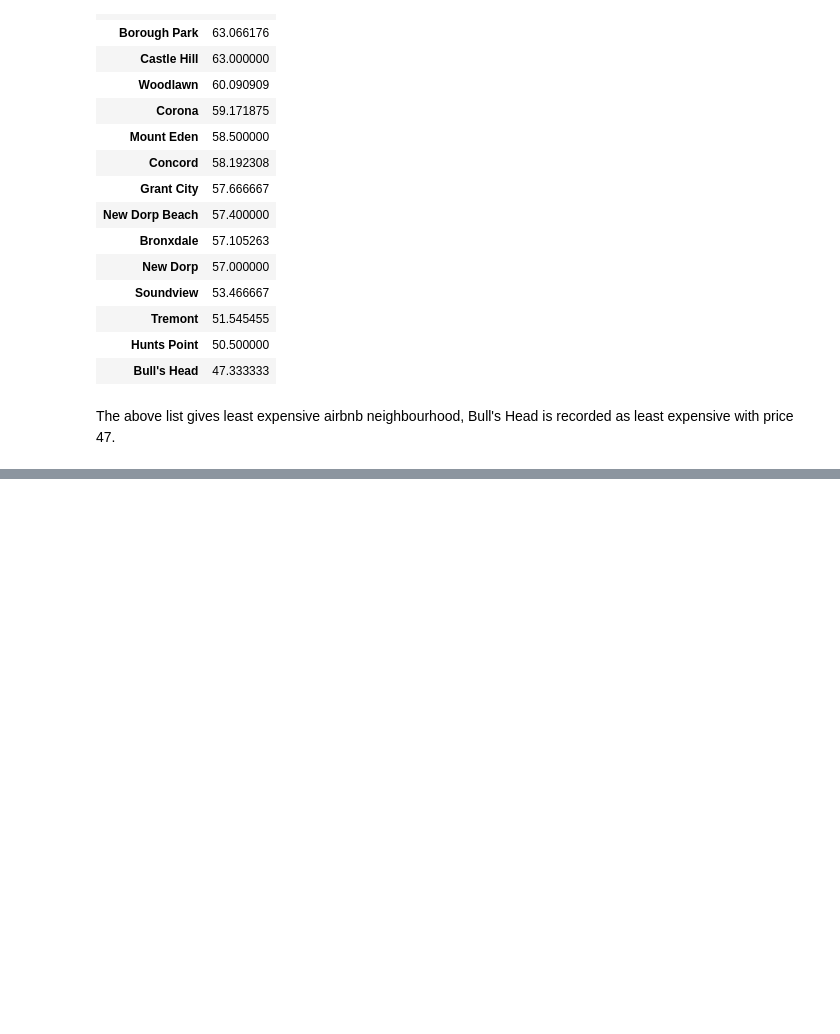
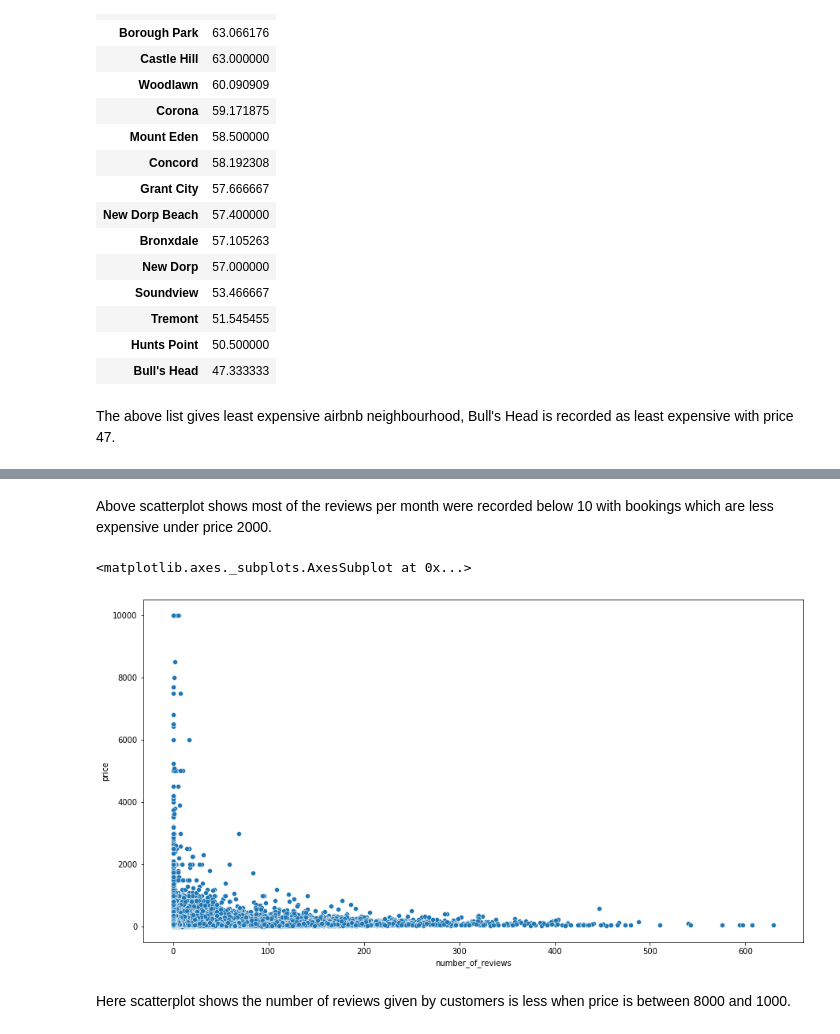
Before and after one commit to Rubina-Fathima/-EDA-Airbnb-NYC-2019-, a Jupyter notebook: Untitled1.ipynb, the cells around one changed output, grey strips where cells are left out. Drawn from its saved outputs; the diff is of its cells as text; code cells hidden in the pictures; blank space fills up the shorter version.

```diff
--- a/Untitled1.ipynb
+++ b/Untitled1.ipynb
@@ -409,0 +416,10 @@ The above list gives least expensive airbnb neighbourhood, Bull's Head is record
+# %% [markdown]
+Above scatterplot shows most of the reviews per month were recorded below 10 with bookings which are less expensive under price 2000.
+# %%
+plt.figure(figsize=(15,8))
+sns.scatterplot(y=airbnb_df['price'],x=airbnb_df['number_of_reviews'])
+# %% [output]
+<matplotlib.axes._subplots.AxesSubplot at 0x...>
+[figure, added]
+# %% [markdown]
+Here scatterplot shows the number of reviews given by customers is less when price is between 8000 and 1000.
```
Also changed, not shown: parts of 1 cell of this notebook.
